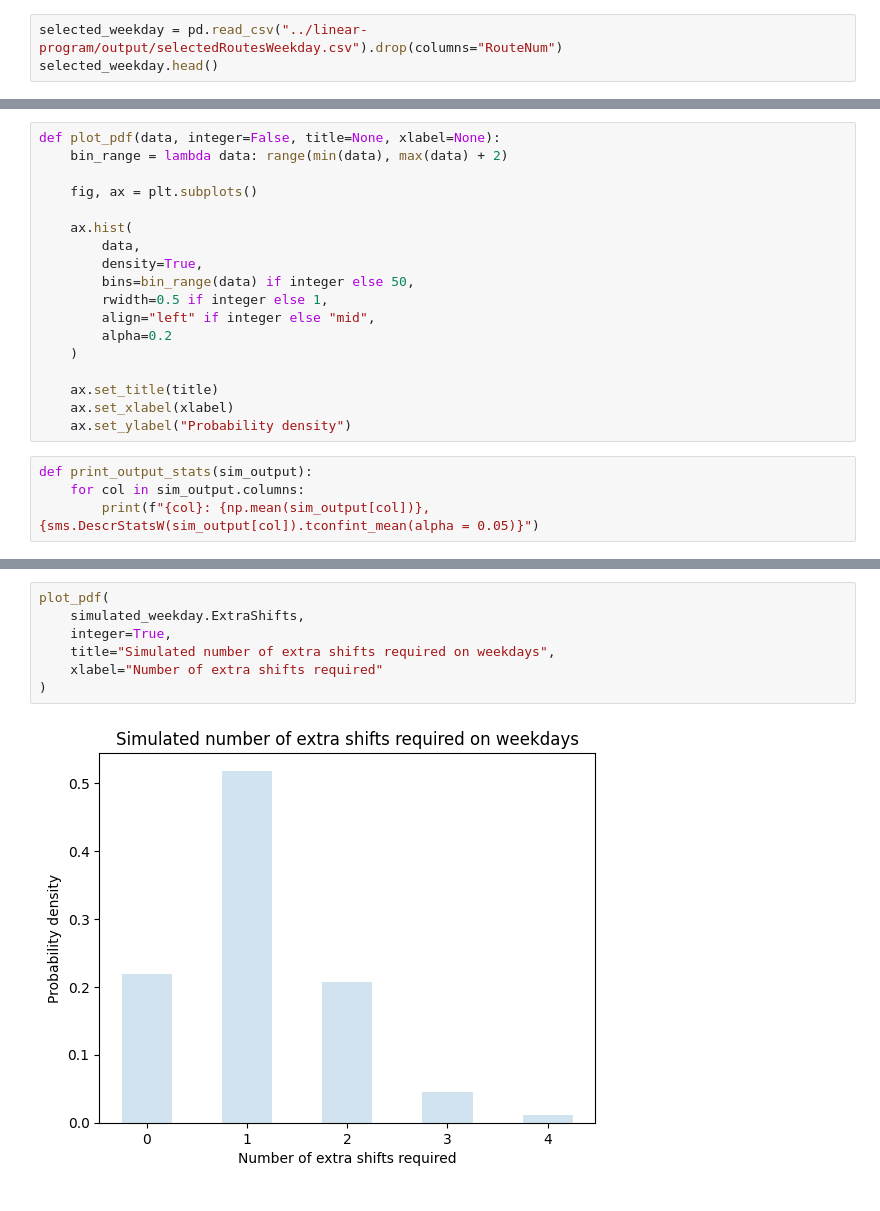
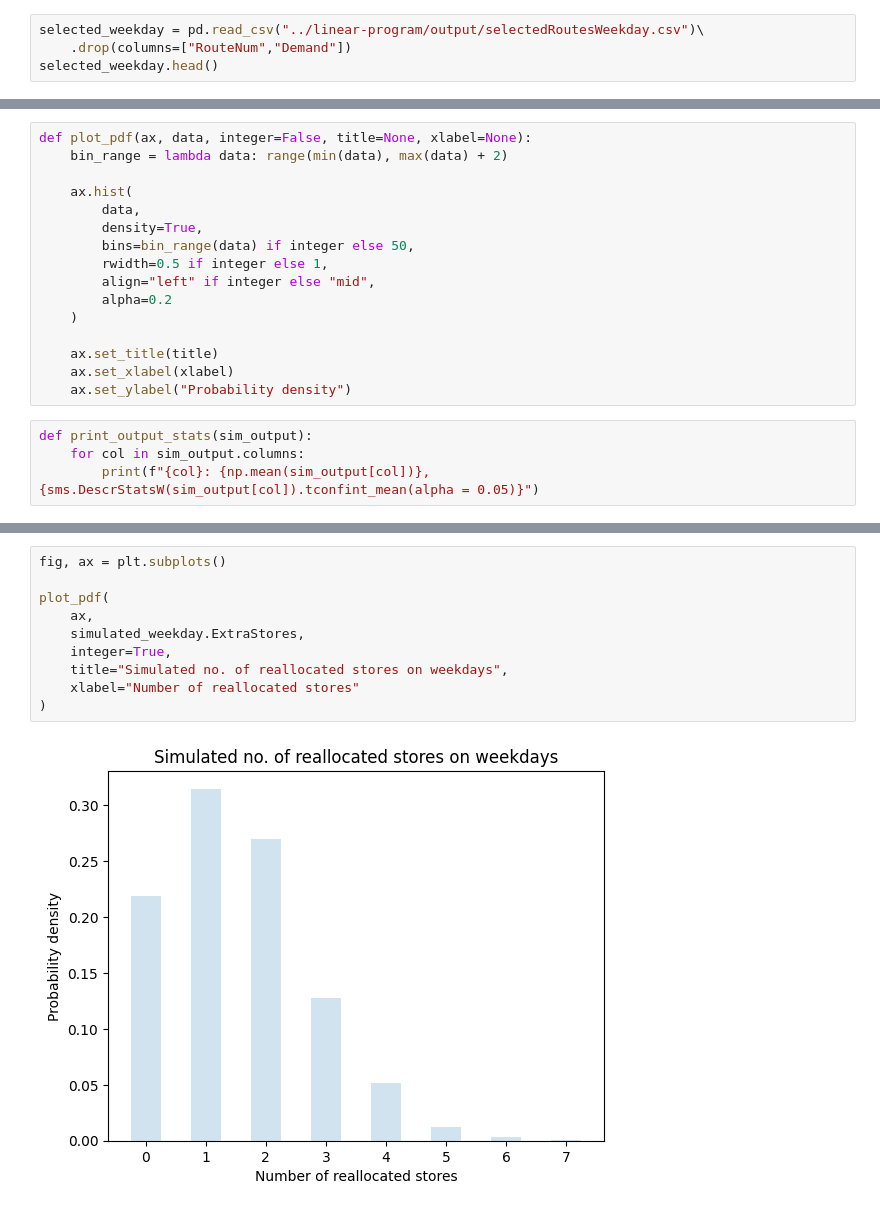
Before and after one commit to aguo921/engsci263-or-project, a Jupyter notebook: simulation/simulation.ipynb, the cells around one changed output, grey strips where cells are left out. Saved outputs shown, nothing was run; the diff lists cells and outputs as text.

```diff
--- a/simulation/simulation.ipynb
+++ b/simulation/simulation.ipynb
@@ -51,7 +52,8 @@ selected_saturday.head()
 | 3 | ['Warehouse', 'New World Birkenhe... | OwnedTruck | 432.4040 |
 | 4 | ['Warehouse', 'Four Square Albert... | OwnedTruck | 260.3805 |
 # %%
-selected_weekday = pd.read_csv("../linear-program/output/selectedRoutesWeekday.csv").drop(columns="RouteNum")
+selected_weekday = pd.read_csv("../linear-program/output/selectedRoutesWeekday.csv")\
+    .drop(columns=["RouteNum","Demand"])
 selected_weekday.head()
 # %% [output]
 |  | Route | TruckType | RouteCost |
@@ -61,10 +63,8 @@ selected_weekday.head()
 | 3 | ['Warehouse', 'Four Square Evergl... | OwnedTruck | 271.918833 |
 | 4 | ['Warehouse', 'Four Square Albert... | OwnedTruck | 387.919750 |
 # %%
-def plot_pdf(data, integer=False, title=None, xlabel=None):
+def plot_pdf(ax, data, integer=False, title=None, xlabel=None):
     bin_range = lambda data: range(min(data), max(data) + 2)
-
-    fig, ax = plt.subplots()
 
     ax.hist(
         data,
@@ -176,9 +187,12 @@ plot_pdf(
 # %%
+fig, ax = plt.subplots()
+
 plot_pdf(
-    simulated_weekday.ExtraShifts,
+    ax,
+    simulated_weekday.ExtraStores,
     integer=True,
-    title="Simulated number of extra shifts required on weekdays",
-    xlabel="Number of extra shifts required"
+    title="Simulated no. of reallocated stores on weekdays",
+    xlabel="Number of reallocated stores"
 )
 # %% [output]
-[figure, old version]
+[figure, new version]
```
Also changed, not shown: parts of 13 cells of this notebook, 6 other files.
